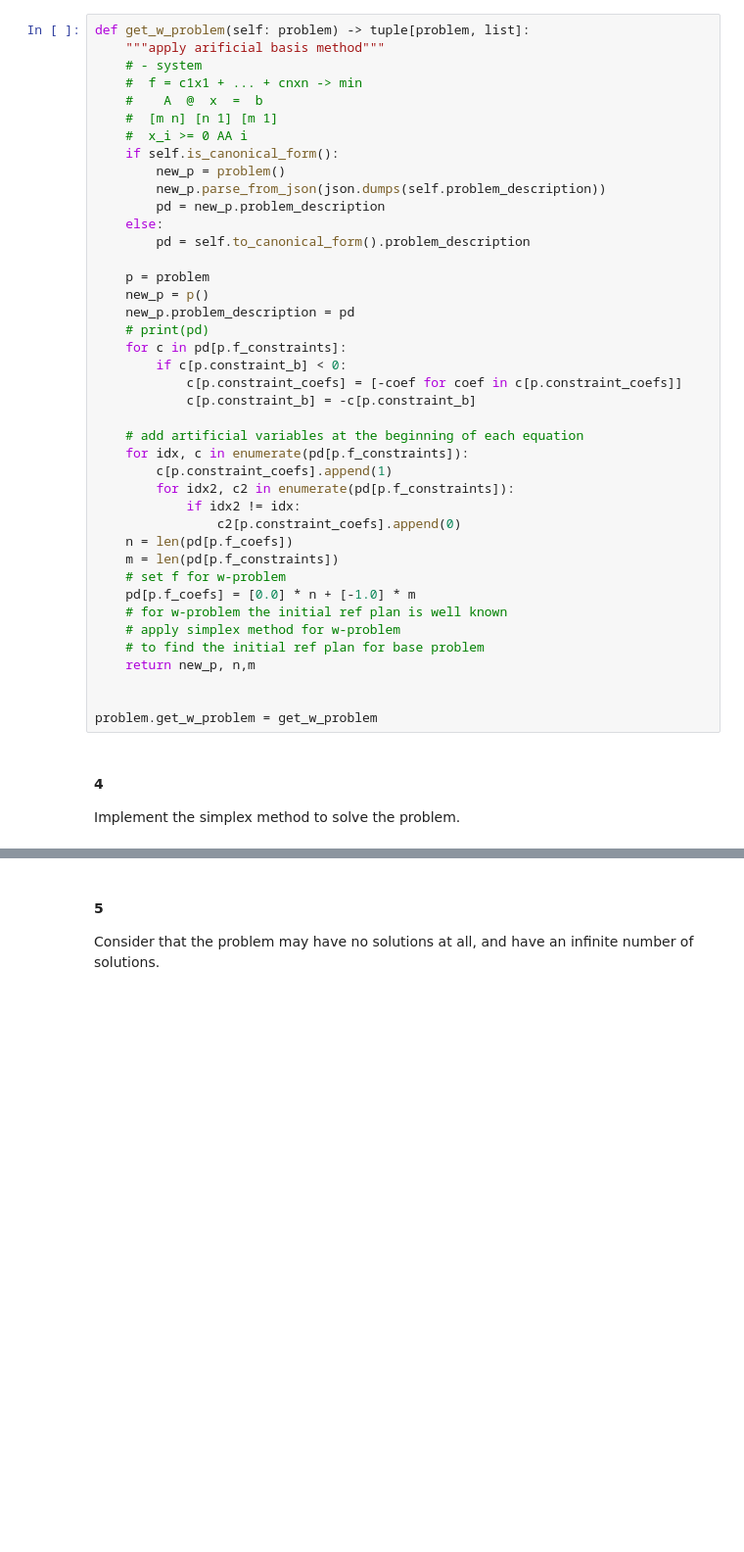
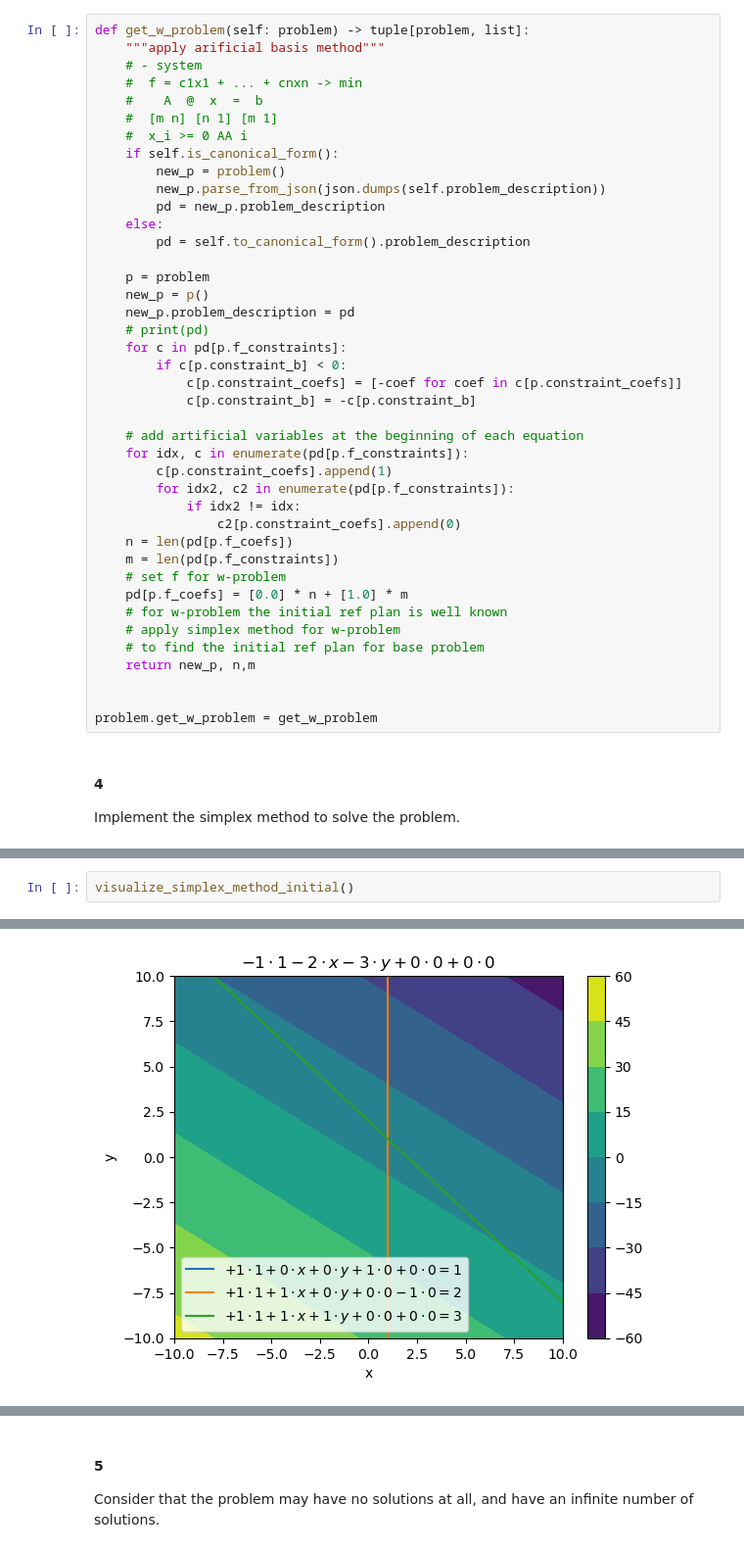
Before and after one commit to ricet8ur/optimization_labs, a Jupyter notebook: 2/linear_programming.ipynb, the cells around one changed output, grey strips where cells are left out. Shown: that part at 98% size. Drawn from its saved outputs; the diff is of its cells as text; blank space fills up the shorter version.

Commit message:
lab 2: finish + fix simplex + add visualizations

```diff
--- a/2/linear_programming.ipynb
+++ b/2/linear_programming.ipynb
@@ -234,7 +234,7 @@ def get_w_problem(self: problem) -> tuple[problem, list]:
     n = len(pd[p.f_coefs])
     m = len(pd[p.f_constraints])
     # set f for w-problem
-    pd[p.f_coefs] = [0.0] * n + [-1.0] * m
+    pd[p.f_coefs] = [0.0] * n + [1.0] * m
     # for w-problem the initial ref plan is well known
     # apply simplex method for w-problem
     # to find the initial ref plan for base problem
@@ -604,0 +781,3 @@ Index(['x_1', 'x_2', 'x_5'], dtype='object') 5
+# %%
+visualize_simplex_method_initial()
+# %% [output]
@@ -604,0 +818 @@ Index(['x_1', 'x_2', 'x_5'], dtype='object') 5
+[figure, added]
```
Also changed, not shown: parts of 11 cells of this notebook, 1 other file.
